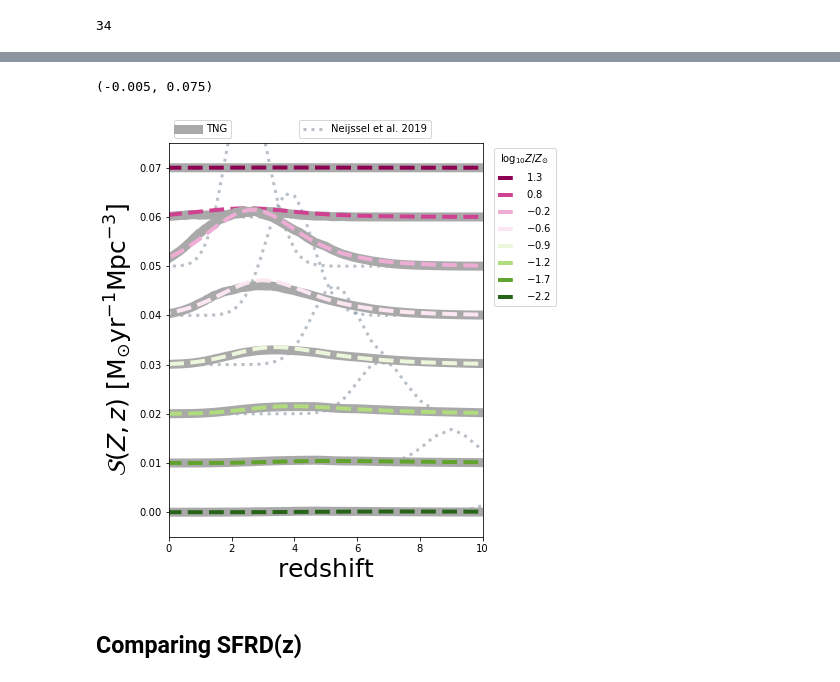
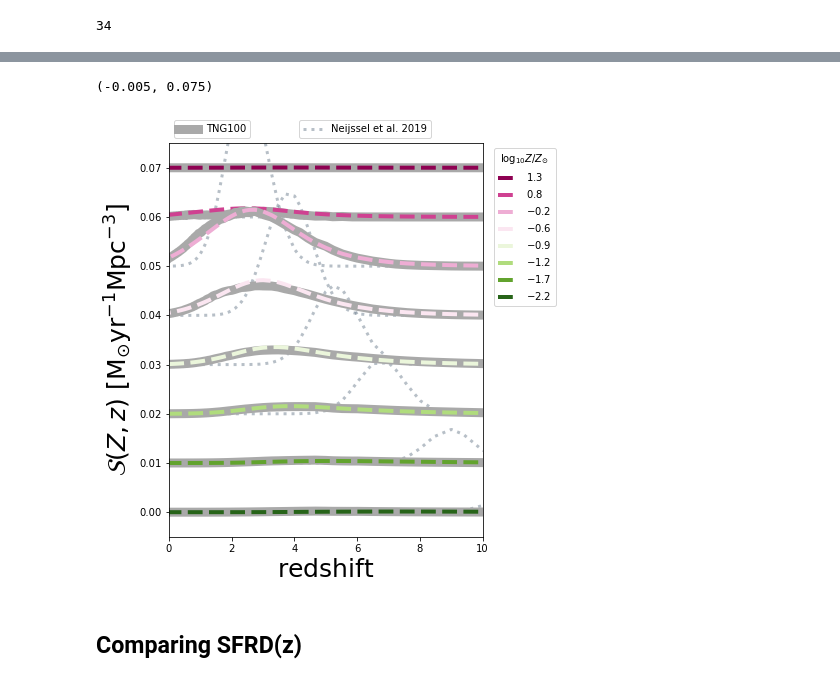
Before and after one commit to sashalvna/Fit_SFRD_TNG, a Jupyter notebook: TNG100_fit_SFRD.ipynb, the cells around one changed output, grey strips where cells are left out. Drawn from its saved outputs; the diff is of its cells as text; code cells hidden in the pictures.

```diff
--- a/TNG100_fit_SFRD.ipynb
+++ b/TNG100_fit_SFRD.ipynb
@@ -36,7 +36,8 @@ data_dir    =  str(paths.data) +'/'
 save_loc = str(paths.figures) + '/'
 rate_file_name = 'Rate_info_TNG100.h5'
 COMPASfilename = 'COMPAS_Output_wWeights.h5'
-TNGfilename = 'SFRMetallicityFromGasTNG100.hdf5'
+TNGfilename = 'SFRMetallicityFromGasTNG100-1.hdf5'
+fit_param_filename = 'test_best_fit_parameters_TNG100.txt'
 # %%
 #define chirp mass function
 def Mchirp(m1, m2):
@@ -46,7 +47,7 @@ def Mchirp(m1, m2):
 #values
 In.init()
 Zsun = 0.014 # Solar metallicity
-mu0_best, muz_best, omega0_best, omegaz_best, alpha0_best,sf_a_best, sf_b_best, sf_c_best, sf_d_best = np.loadtxt(str(paths.data)+'/'+In.fit_param_filename,unpack=True, delimiter=',')
+mu0_best, muz_best, omega0_best, omegaz_best, alpha0_best,sf_a_best, sf_b_best, sf_c_best, sf_d_best = np.loadtxt(str(paths.data)+'/'+fit_param_filename,unpack=True, delimiter=',')
 obs_SFRD = []
 min_logZ  = -12.0
 max_logZ  = 0.0
@@ -338,7 +339,7 @@ low_res_Neijssel_SFRDzZ = (low_res_neijssel_sfr*(low_res_neijssel_dPdlogZ*neijss
 redshifts_to_plot = [0,0.2, 0.5, 1, 2.0, 3.49, 5.23, 8.45]
 redshift_indces   = [np.where(np.round(Obs_redshifts,2) == x)[0][0] for x in redshifts_to_plot]
 colors     = plt.cm.coolwarm(np.linspace(0.,1.0, len(redshift_indces))) #3rd num is the number of colours
-LAB = 'TNG'
+LAB = 'TNG100'
 plot_lines = []
 
 # Plot a set of redshifts with offset
@@ -365,7 +366,7 @@ for i, redshift_i in enumerate(redshift_indces):
 # Plotvalues for bottom left panel
 ######################################
 lines = ax_metals.get_lines()
-legend1 = ax_metals.legend(lines[0:1], ['TNG','TNG'],
+legend1 = ax_metals.legend(lines[0:1], ['TNG100','TNG100'],
                          bbox_to_anchor=(0.0, 1.0), loc='lower left')
 ax_metals.add_artist(legend1)
 
@@ -417,7 +418,7 @@ low_res_Neijssel_SFRDzZ = (low_res_neijssel_sfr*(low_res_neijssel_dPdlogZ*neijss
 logmetals_to_plot = [-0.58, -1.08, -2.08, -2.41, -2.74, -3.08, -3.58, -4.08]
 metal_indices   = [np.where(np.round(np.log10(Obs_center_Zbin),2) == x)[0][0] for x in logmetals_to_plot]
 colors     = plt.cm.PiYG(np.linspace(0.,1.0, len(metal_indices))) #3rd num is the number of colours
-LAB = 'TNG'
+LAB = 'TNG100'
 plot_lines = []
 
 # Plot a set of redshifts with offset
@@ -435,35 +436,35 @@ for i, metal_i in enumerate(metal_indices):
     # Model: new SFRD
     l = ax_redshifts.plot(Obs_redshifts, low_res_model_SFRD[metal_i,:] + shift_step,
                            lw = 4, ls = '--', c = colors[i] )
     plot_lines.append([l])
 
     ax_redshifts.plot(Obs_redshifts, low_res_Neijssel_SFRDzZ[metal_i,:] + shift_step,
                                  lw = 3, c = 'slategrey', ls = ':', zorder=0, alpha = 0.5)
 
     plot_lines.append([l])
 
 # Plotvalues for bottom left panel
 ######################################
 lines = ax_redshifts.get_lines()
-legend1 = ax_redshifts.legend(lines[0:1], ['TNG','TNG'],
+legend1 = ax_redshifts.legend(lines[0:1], ['TNG100','TNG100'],
                          bbox_to_anchor=(0.0, 1.0), loc='lower left')
 ax_redshifts.add_artist(legend1)
 
 legend2 = ax_redshifts.legend(lines[2:3], ['Neijssel et al. 2019',' c'],
                          bbox_to_anchor=(0.4, 1.0), loc='lower left')
 ax_redshifts.add_artist(legend2)
 
 legend3 = ax_redshifts.legend(lines[1::3], ["$%s$"%(np.round(np.log10(Obs_center_Zbin[metal_i]/Zsun), 1)) for metal_i in metal_indices],
                          ncol=1, bbox_to_anchor=(1.02, 1), loc='upper left', title=r'$\log_{10}Z/Z_{\rm{\odot}}$')
 
 ax_redshifts.set_xlabel(r'$\mathrm{redshift}$', size =25)
 ax_redshifts.set_ylabel(r"$ \mathcal{S}(Z,z) \ \mathrm{[M_{\odot} yr^{-1} Mpc^{-3}]}$", size =25)
 
 ax_redshifts.set_xlim(0, 10)
 ax_redshifts.set_ylim(-0.005, 0.075)
 # %% [output]
 (-0.005, 0.075)
-[figure, old version]
+[figure, new version]
 # %% [markdown]
 ## Comparing SFRD(z)
 # %%
```
Also changed, not shown: parts of 12 cells of this notebook, 2 other files.
